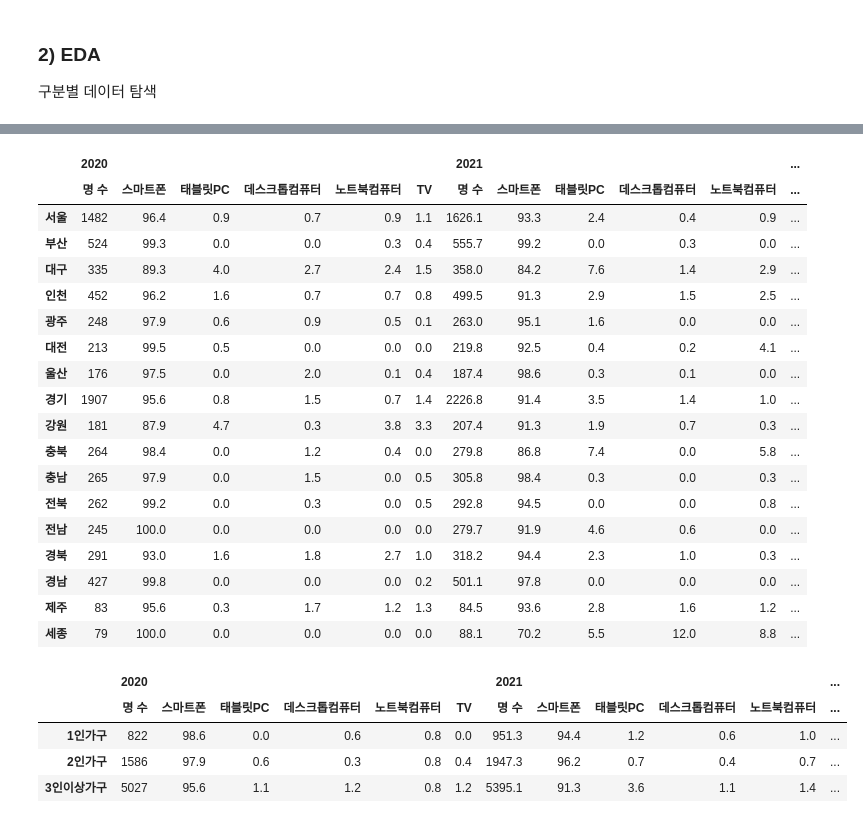
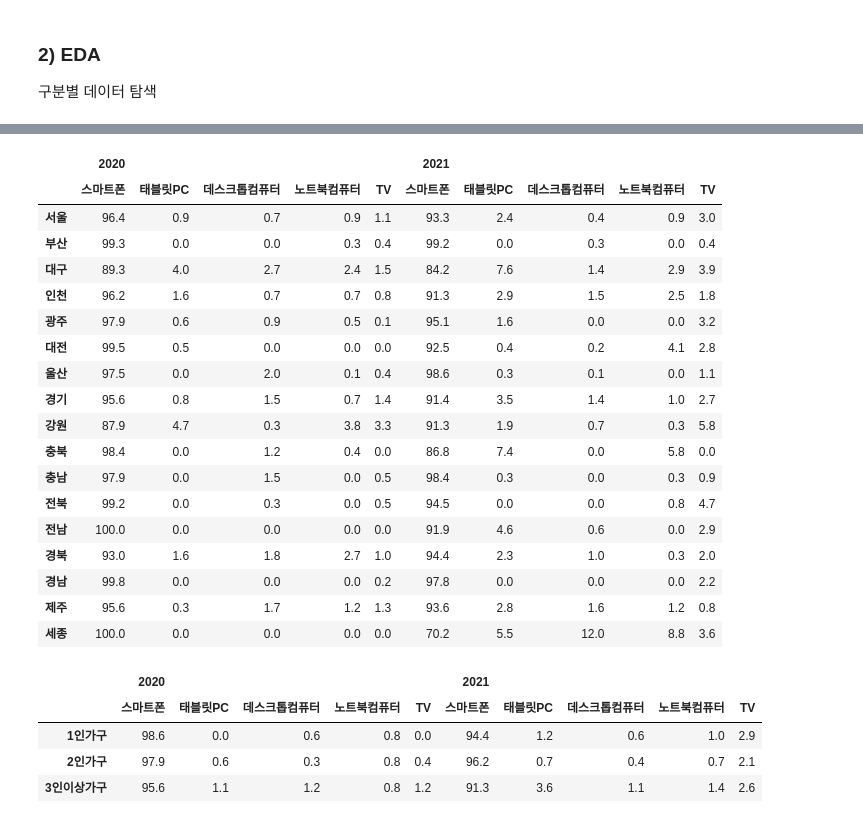
Before and after one commit to eesomin/midproject, a Jupyter notebook: nsm1/NSM_중간프로젝트- OTT 서비스.ipynb, the cells around one changed output, grey strips where cells are left out. Drawn from its saved outputs; the diff is of its cells as text; code cells hidden in the pictures.

```diff
--- a/nsm1/NSM_중간프로젝트- OTT 서비스.ipynb
+++ b/nsm1/NSM_중간프로젝트- OTT 서비스.ipynb
@@ -683,5 +683,5 @@ ott_m.to_excel("../project_data_raw/ott_medium_20_21.xlsx")
 # %%
-ott_m_copy = pd.read_excel("../project_data_raw/ott_medium_20_21.xlsx",  header=[0,1], index_col=[0,1])
+ott_m_copy = pd.read_excel("data/ott_medium_20_21.xlsx",  header=[0,1], index_col=[0,1])
 ott_m_copy
 # %% [output]
 |  |  | 2020 |  |  |  |  |  | 2021 |  |  |  | ... |
@@ -741,31 +734,31 @@ ott_m_age["2021"].T.plot(figsize=(15,6))
 ott_m_region=ott_m_copy.loc["지역"]
 ott_m_region
 # %% [output]
-|  | 2020 |  |  |  |  |  | 2021 |  |  |  |  | ... |
-|  | 명 수 | 스마트폰 | 태블릿PC | 데스크톱컴퓨터 | 노트북컴퓨터 | TV | 명 수 | 스마트폰 | 태블릿PC | 데스크톱컴퓨터 | 노트북컴퓨터 | ... |
-| 서울 | 1482 | 96.4 | 0.9 | 0.7 | 0.9 | 1.1 | 1626.1 | 93.3 | 2.4 | 0.4 | 0.9 | ... |
-| 부산 | 524 | 99.3 | 0.0 | 0.0 | 0.3 | 0.4 | 555.7 | 99.2 | 0.0 | 0.3 | 0.0 | ... |
-| 대구 | 335 | 89.3 | 4.0 | 2.7 | 2.4 | 1.5 | 358.0 | 84.2 | 7.6 | 1.4 | 2.9 | ... |
-| 인천 | 452 | 96.2 | 1.6 | 0.7 | 0.7 | 0.8 | 499.5 | 91.3 | 2.9 | 1.5 | 2.5 | ... |
-| 광주 | 248 | 97.9 | 0.6 | 0.9 | 0.5 | 0.1 | 263.0 | 95.1 | 1.6 | 0.0 | 0.0 | ... |
-| 대전 | 213 | 99.5 | 0.5 | 0.0 | 0.0 | 0.0 | 219.8 | 92.5 | 0.4 | 0.2 | 4.1 | ... |
-| 울산 | 176 | 97.5 | 0.0 | 2.0 | 0.1 | 0.4 | 187.4 | 98.6 | 0.3 | 0.1 | 0.0 | ... |
-| 경기 | 1907 | 95.6 | 0.8 | 1.5 | 0.7 | 1.4 | 2226.8 | 91.4 | 3.5 | 1.4 | 1.0 | ... |
-| 강원 | 181 | 87.9 | 4.7 | 0.3 | 3.8 | 3.3 | 207.4 | 91.3 | 1.9 | 0.7 | 0.3 | ... |
-| 충북 | 264 | 98.4 | 0.0 | 1.2 | 0.4 | 0.0 | 279.8 | 86.8 | 7.4 | 0.0 | 5.8 | ... |
-| 충남 | 265 | 97.9 | 0.0 | 1.5 | 0.0 | 0.5 | 305.8 | 98.4 | 0.3 | 0.0 | 0.3 | ... |
-| 전북 | 262 | 99.2 | 0.0 | 0.3 | 0.0 | 0.5 | 292.8 | 94.5 | 0.0 | 0.0 | 0.8 | ... |
-| 전남 | 245 | 100.0 | 0.0 | 0.0 | 0.0 | 0.0 | 279.7 | 91.9 | 4.6 | 0.6 | 0.0 | ... |
-| 경북 | 291 | 93.0 | 1.6 | 1.8 | 2.7 | 1.0 | 318.2 | 94.4 | 2.3 | 1.0 | 0.3 | ... |
-| 경남 | 427 | 99.8 | 0.0 | 0.0 | 0.0 | 0.2 | 501.1 | 97.8 | 0.0 | 0.0 | 0.0 | ... |
-| 제주 | 83 | 95.6 | 0.3 | 1.7 | 1.2 | 1.3 | 84.5 | 93.6 | 2.8 | 1.6 | 1.2 | ... |
-| 세종 | 79 | 100.0 | 0.0 | 0.0 | 0.0 | 0.0 | 88.1 | 70.2 | 5.5 | 12.0 | 8.8 | ... |
+|  | 2020 |  |  |  |  | 2021 |  |  |  |  |
+|  | 스마트폰 | 태블릿PC | 데스크톱컴퓨터 | 노트북컴퓨터 | TV | 스마트폰 | 태블릿PC | 데스크톱컴퓨터 | 노트북컴퓨터 | TV |
+| 서울 | 96.4 | 0.9 | 0.7 | 0.9 | 1.1 | 93.3 | 2.4 | 0.4 | 0.9 | 3.0 |
+| 부산 | 99.3 | 0.0 | 0.0 | 0.3 | 0.4 | 99.2 | 0.0 | 0.3 | 0.0 | 0.4 |
+| 대구 | 89.3 | 4.0 | 2.7 | 2.4 | 1.5 | 84.2 | 7.6 | 1.4 | 2.9 | 3.9 |
+| 인천 | 96.2 | 1.6 | 0.7 | 0.7 | 0.8 | 91.3 | 2.9 | 1.5 | 2.5 | 1.8 |
+| 광주 | 97.9 | 0.6 | 0.9 | 0.5 | 0.1 | 95.1 | 1.6 | 0.0 | 0.0 | 3.2 |
+| 대전 | 99.5 | 0.5 | 0.0 | 0.0 | 0.0 | 92.5 | 0.4 | 0.2 | 4.1 | 2.8 |
+| 울산 | 97.5 | 0.0 | 2.0 | 0.1 | 0.4 | 98.6 | 0.3 | 0.1 | 0.0 | 1.1 |
+| 경기 | 95.6 | 0.8 | 1.5 | 0.7 | 1.4 | 91.4 | 3.5 | 1.4 | 1.0 | 2.7 |
+| 강원 | 87.9 | 4.7 | 0.3 | 3.8 | 3.3 | 91.3 | 1.9 | 0.7 | 0.3 | 5.8 |
+| 충북 | 98.4 | 0.0 | 1.2 | 0.4 | 0.0 | 86.8 | 7.4 | 0.0 | 5.8 | 0.0 |
+| 충남 | 97.9 | 0.0 | 1.5 | 0.0 | 0.5 | 98.4 | 0.3 | 0.0 | 0.3 | 0.9 |
+| 전북 | 99.2 | 0.0 | 0.3 | 0.0 | 0.5 | 94.5 | 0.0 | 0.0 | 0.8 | 4.7 |
+| 전남 | 100.0 | 0.0 | 0.0 | 0.0 | 0.0 | 91.9 | 4.6 | 0.6 | 0.0 | 2.9 |
+| 경북 | 93.0 | 1.6 | 1.8 | 2.7 | 1.0 | 94.4 | 2.3 | 1.0 | 0.3 | 2.0 |
+| 경남 | 99.8 | 0.0 | 0.0 | 0.0 | 0.2 | 97.8 | 0.0 | 0.0 | 0.0 | 2.2 |
+| 제주 | 95.6 | 0.3 | 1.7 | 1.2 | 1.3 | 93.6 | 2.8 | 1.6 | 1.2 | 0.8 |
+| 세종 | 100.0 | 0.0 | 0.0 | 0.0 | 0.0 | 70.2 | 5.5 | 12.0 | 8.8 | 3.6 |
 # %%
-ott_m_region=ott_m_copy.loc["가구원수1"]
-ott_m_region
+ott_m_family=ott_m_copy.loc["가구원수1"]
+ott_m_family
 # %% [output]
-|  | 2020 |  |  |  |  |  | 2021 |  |  |  |  | ... |
-|  | 명 수 | 스마트폰 | 태블릿PC | 데스크톱컴퓨터 | 노트북컴퓨터 | TV | 명 수 | 스마트폰 | 태블릿PC | 데스크톱컴퓨터 | 노트북컴퓨터 | ... |
-| 1인가구 | 822 | 98.6 | 0.0 | 0.6 | 0.8 | 0.0 | 951.3 | 94.4 | 1.2 | 0.6 | 1.0 | ... |
-| 2인가구 | 1586 | 97.9 | 0.6 | 0.3 | 0.8 | 0.4 | 1947.3 | 96.2 | 0.7 | 0.4 | 0.7 | ... |
-| 3인이상가구 | 5027 | 95.6 | 1.1 | 1.2 | 0.8 | 1.2 | 5395.1 | 91.3 | 3.6 | 1.1 | 1.4 | ... |
+|  | 2020 |  |  |  |  | 2021 |  |  |  |  |
+|  | 스마트폰 | 태블릿PC | 데스크톱컴퓨터 | 노트북컴퓨터 | TV | 스마트폰 | 태블릿PC | 데스크톱컴퓨터 | 노트북컴퓨터 | TV |
+| 1인가구 | 98.6 | 0.0 | 0.6 | 0.8 | 0.0 | 94.4 | 1.2 | 0.6 | 1.0 | 2.9 |
+| 2인가구 | 97.9 | 0.6 | 0.3 | 0.8 | 0.4 | 96.2 | 0.7 | 0.4 | 0.7 | 2.1 |
+| 3인이상가구 | 95.6 | 1.1 | 1.2 | 0.8 | 1.2 | 91.3 | 3.6 | 1.1 | 1.4 | 2.6 |
```
Also changed, not shown: parts of 60 cells of this notebook, 13 other files.
